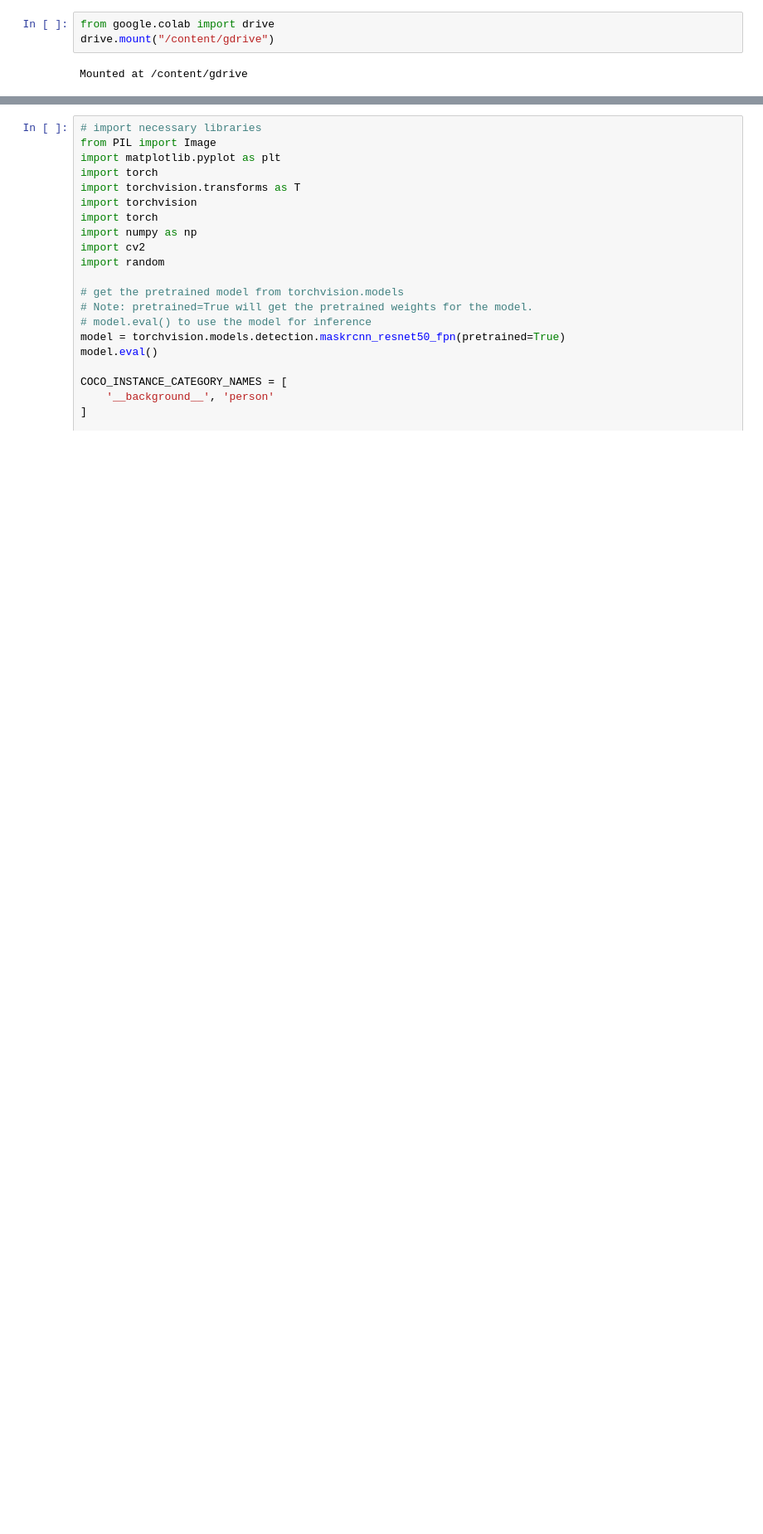
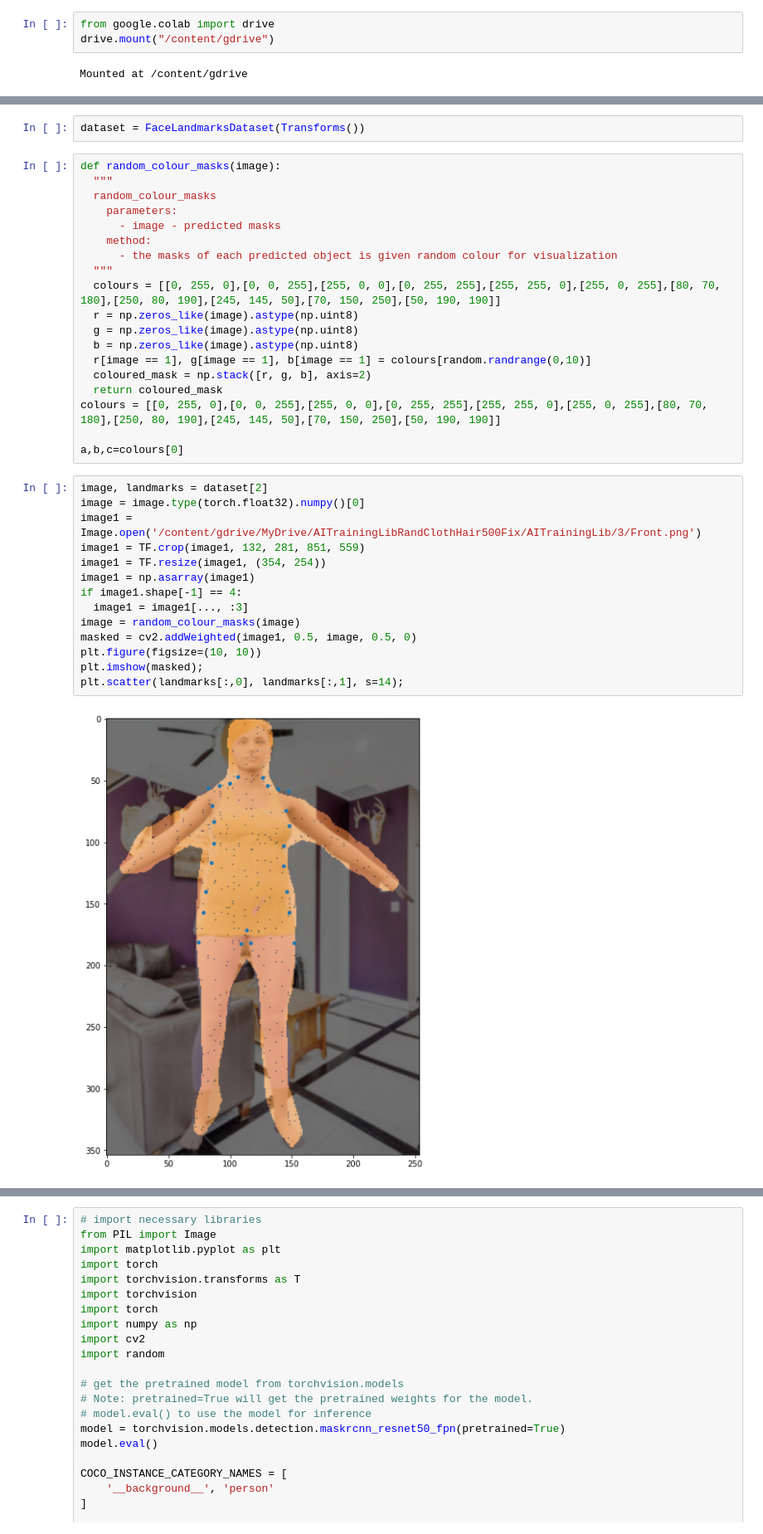
Before and after one commit to Matvezy/Body-Mesurments, a Jupyter notebook: Train.ipynb, the cells around one changed output, grey strips where cells are left out. Shown at 83% size. Saved outputs shown, nothing was run; the diff lists cells and outputs as text; blank space fills up the shorter version.

```diff
--- a/Train.ipynb
+++ b/Train.ipynb
@@ -11,0 +97,37 @@ Mounted at /content/gdrive
+# %%
+dataset = FaceLandmarksDataset(Transforms())
+# %%
+def random_colour_masks(image):
+  """
+  random_colour_masks
+    parameters:
+      - image - predicted masks
+    method:
+      - the masks of each predicted object is given random colour for visualization
+  """
+  colours = [[0, 255, 0],[0, 0, 255],[255, 0, 0],[0, 255, 255],[255, 255, 0],[255, 0, 255],[80, 70, 180],[250, 80, 190],[245, 145, 50],[70, 150, 250],[50, 190, 190]]
+  r = np.zeros_like(image).astype(np.uint8)
+  g = np.zeros_like(image).astype(np.uint8)
+  b = np.zeros_like(image).astype(np.uint8)
+  r[image == 1], g[image == 1], b[image == 1] = colours[random.randrange(0,10)]
+  coloured_mask = np.stack([r, g, b], axis=2)
+  return coloured_mask
+colours = [[0, 255, 0],[0, 0, 255],[255, 0, 0],[0, 255, 255],[255, 255, 0],[255, 0, 255],[80, 70, 180],[250, 80, 190],[245, 145, 50],[70, 150, 250],[50, 190, 190]]
+
+a,b,c=colours[0]
+# %%
+image, landmarks = dataset[2]
+image = image.type(torch.float32).numpy()[0]
+image1 = Image.open('/content/gdrive/MyDrive/AITrainingLibRandClothHair500Fix/AITrainingLib/3/Front.png')
+image1 = TF.crop(image1, 132, 281, 851, 559)
+image1 = TF.resize(image1, (354, 254))
+image1 = np.asarray(image1)
+if image1.shape[-1] == 4:
+  image1 = image1[..., :3]
+image = random_colour_masks(image)
+masked = cv2.addWeighted(image1, 0.5, image, 0.5, 0)
+plt.figure(figsize=(10, 10))
+plt.imshow(masked);
+plt.scatter(landmarks[:,0], landmarks[:,1], s=14);
+# %% [output]
+[figure, added]
```
Also changed, not shown: parts of 20 cells of this notebook.
